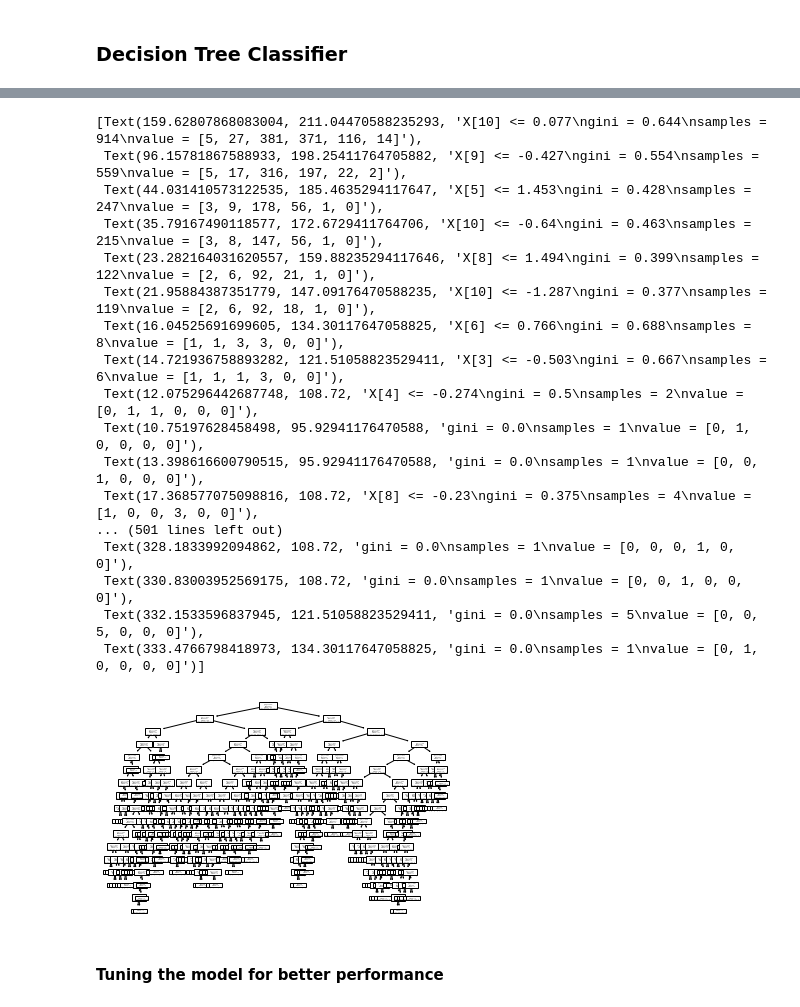
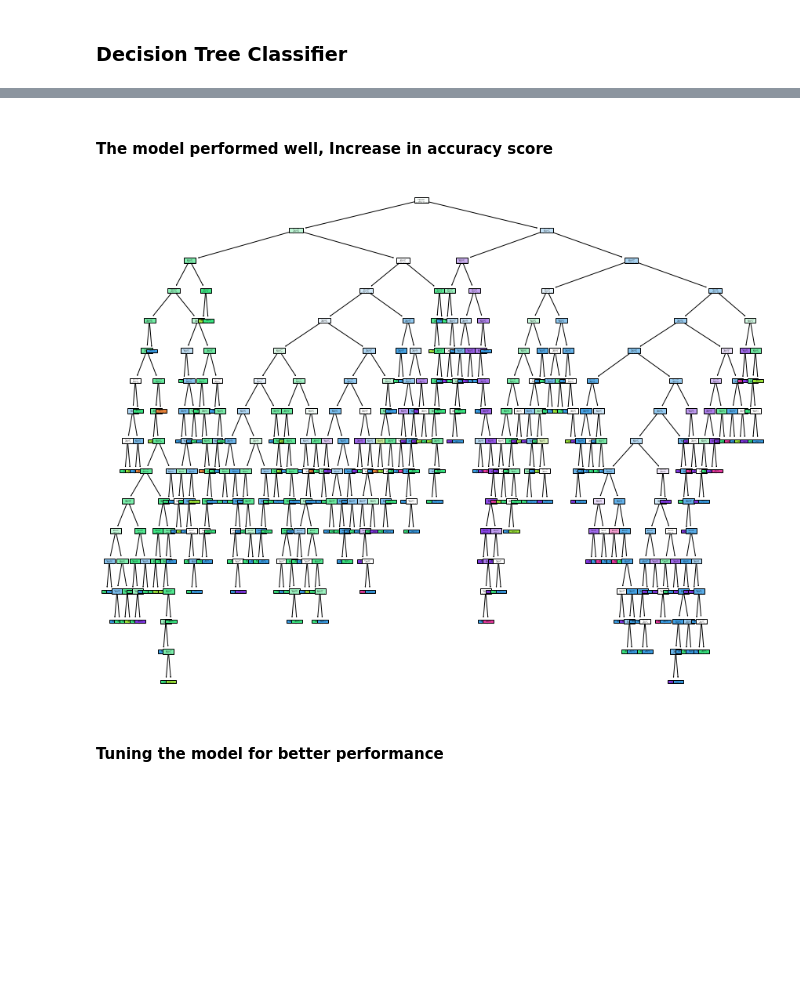
Before and after one commit to KishorSubbarayalu/ML-Classification, a Jupyter notebook: DecisionTreeClassifier/Wine Quality Classifiication.ipynb, the cells around one changed output, grey strips where cells are left out. Saved outputs shown, nothing was run; the diff lists cells and outputs as text; code cells hidden in the pictures; blank space fills up the shorter version.

```diff
--- a/Wine Quality Classifiication.ipynb
+++ b/DecisionTreeClassifier/Wine Quality Classifiication.ipynb
@@ -440,24 +277,11 @@ from sklearn.tree import plot_tree
+# %% [markdown]
+#### The model performed well, Increase in accuracy score
 # %%
-plot_tree(dtc)
+plt.figure(figsize=(15,12))
+plot_tree(dtc, filled=True)
+plt.show()
 # %% [output]
-[Text(159.62807868083004, 211.04470588235293, 'X[10] <= 0.077\ngini = 0.644\nsamples = 914\nvalue = [5, 27, 381, 371, 116, 14]'),
- Text(96.15781867588933, 198.25411764705882, 'X[9] <= -0.427\ngini = 0.554\nsamples = 559\nvalue = [5, 17, 316, 197, 22, 2]'),
- Text(44.031410573122535, 185.4635294117647, 'X[5] <= 1.453\ngini = 0.428\nsamples = 247\nvalue = [3, 9, 178, 56, 1, 0]'),
- Text(35.79167490118577, 172.6729411764706, 'X[10] <= -0.64\ngini = 0.463\nsamples = 215\nvalue = [3, 8, 147, 56, 1, 0]'),
- Text(23.282164031620557, 159.88235294117646, 'X[8] <= 1.494\ngini = 0.399\nsamples = 122\nvalue = [2, 6, 92, 21, 1, 0]'),
- Text(21.95884387351779, 147.09176470588235, 'X[10] <= -1.287\ngini = 0.377\nsamples = 119\nvalue = [2, 6, 92, 18, 1, 0]'),
- Text(16.04525691699605, 134.30117647058825, 'X[6] <= 0.766\ngini = 0.688\nsamples = 8\nvalue = [1, 1, 3, 3, 0, 0]'),
- Text(14.721936758893282, 121.51058823529411, 'X[3] <= -0.503\ngini = 0.667\nsamples = 6\nvalue = [1, 1, 1, 3, 0, 0]'),
- Text(12.075296442687748, 108.72, 'X[4] <= -0.274\ngini = 0.5\nsamples = 2\nvalue = [0, 1, 1, 0, 0, 0]'),
- Text(10.75197628458498, 95.92941176470588, 'gini = 0.0\nsamples = 1\nvalue = [0, 1, 0, 0, 0, 0]'),
- Text(13.398616600790515, 95.92941176470588, 'gini = 0.0\nsamples = 1\nvalue = [0, 0, 1, 0, 0, 0]'),
- Text(17.368577075098816, 108.72, 'X[8] <= -0.23\ngini = 0.375\nsamples = 4\nvalue = [1, 0, 0, 3, 0, 0]'),
-... (501 lines left out)
- Text(328.1833992094862, 108.72, 'gini = 0.0\nsamples = 1\nvalue = [0, 0, 0, 1, 0, 0]'),
- Text(330.83003952569175, 108.72, 'gini = 0.0\nsamples = 1\nvalue = [0, 0, 1, 0, 0, 0]'),
- Text(332.1533596837945, 121.51058823529411, 'gini = 0.0\nsamples = 5\nvalue = [0, 0, 5, 0, 0, 0]'),
- Text(333.4766798418973, 134.30117647058825, 'gini = 0.0\nsamples = 1\nvalue = [0, 1, 0, 0, 0, 0]')]
-[figure, old version]
+[figure, new version]
 # %% [markdown]
 #### Tuning the model for better performance
 # %%
```
Also changed, not shown: parts of 48 cells of this notebook, 1 other file.
